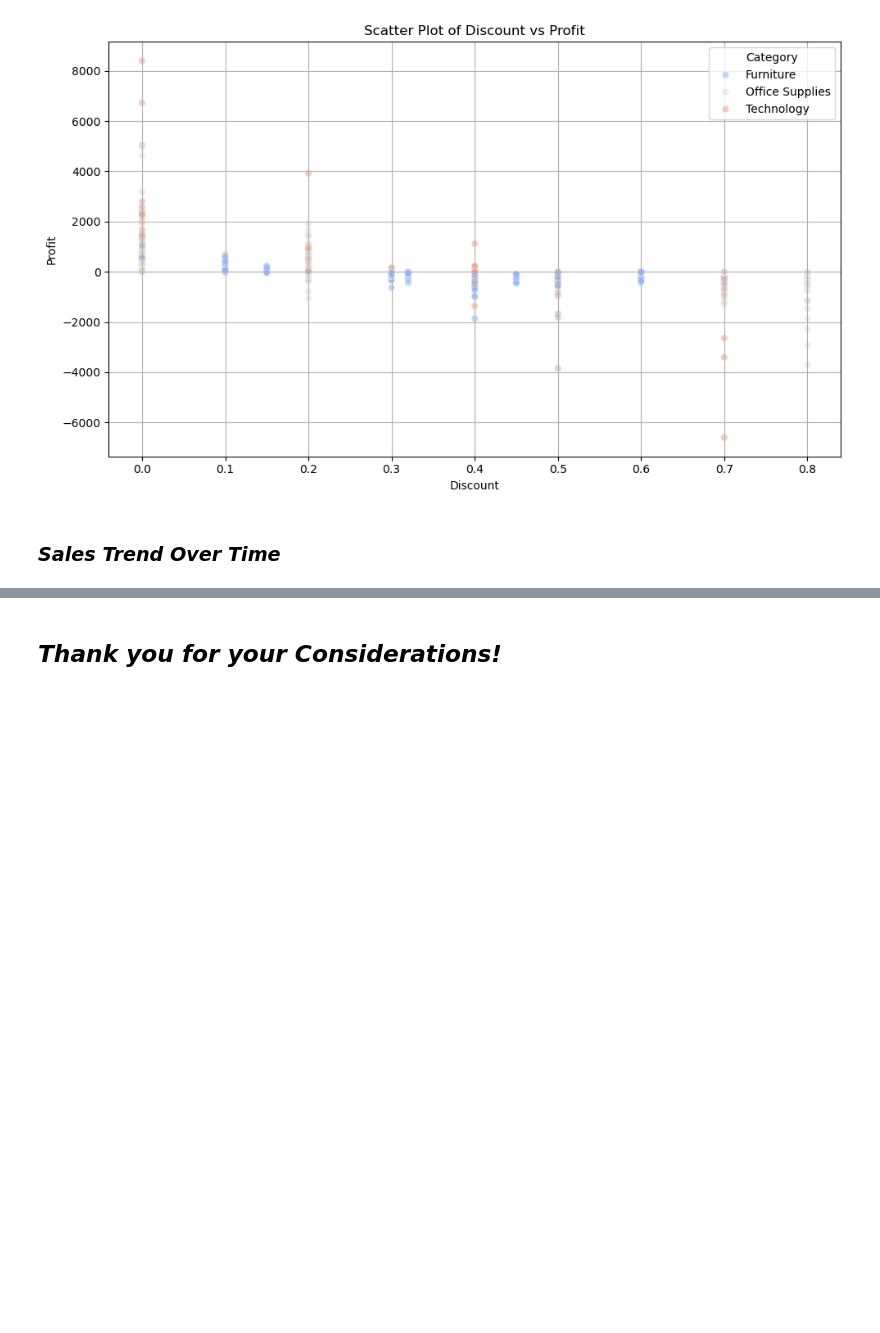
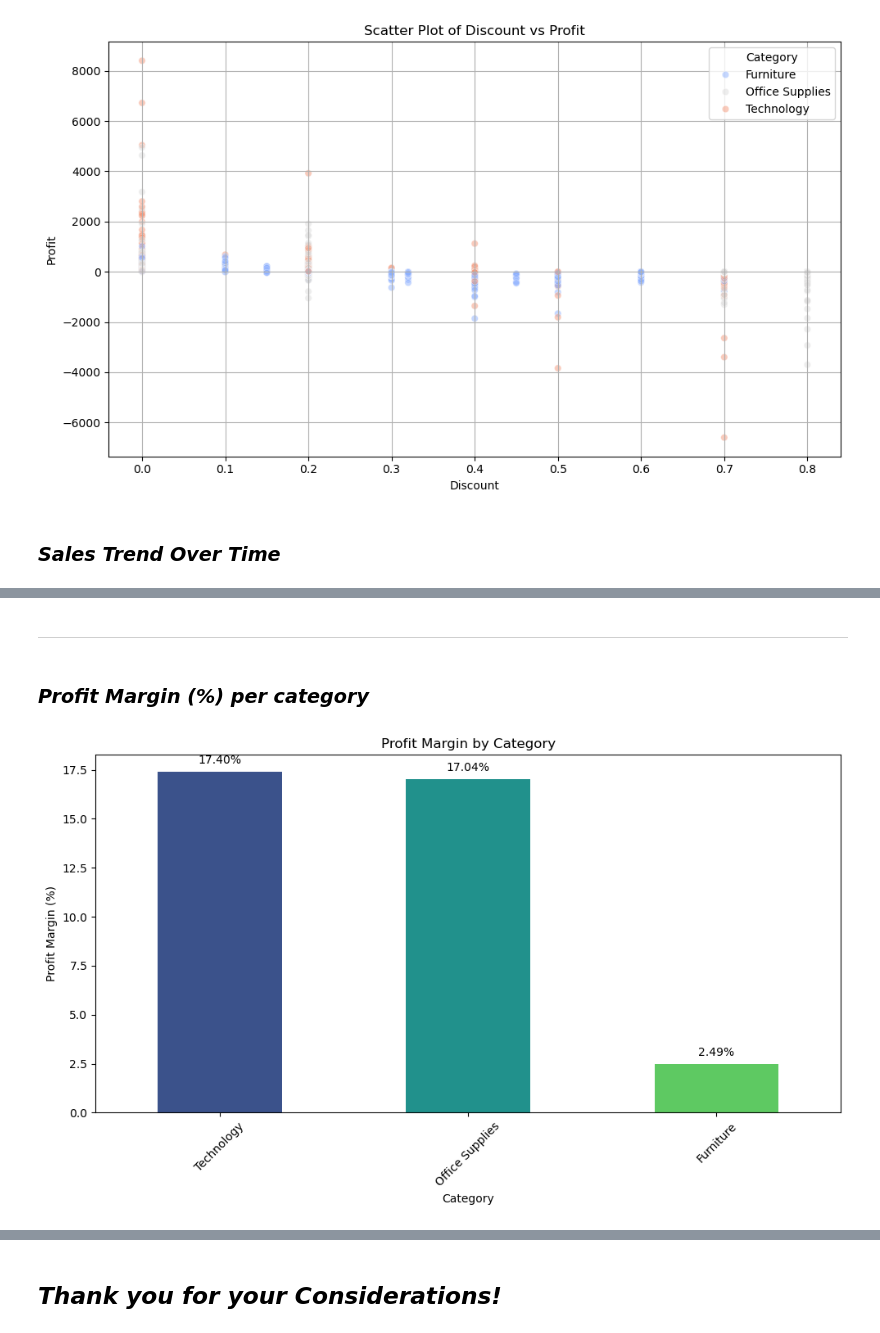
Before and after one commit to huseynaxmedov1999/Sales-and-Profit-Analysis, a Jupyter notebook: Sales and Profit Analysis.ipynb, the cells around one changed output, grey strips where cells are left out. Cells and saved outputs as stored; diff of their text form; code cells hidden in the pictures; blank space fills up the shorter version.

```diff
--- a/Sales and Profit Analysis.ipynb
+++ b/Sales and Profit Analysis.ipynb
@@ -231,0 +240,24 @@ plt.show() # Display the plot
+# %% [markdown]
+---
+# %% [markdown]
+### *Profit Margin (%) per category*
+# %%
+margin_per_category = df.groupby('Category').agg({'Profit': 'sum','Sales':'sum'})
+margin_per_category['Profit_Margin'] = margin_per_category['Profit'] / margin_per_category['Sales'] * 100 # Calculate profit margin as a percentage
+margin_per_category = margin_per_category.sort_values(by='Profit_Margin', ascending=False) # Sort categories by profit margin in descending order
+plt.figure(figsize=(10, 6)) # Set the figure size for the bar plot
+ax = margin_per_category['Profit_Margin'].plot(kind='bar', color=sns.color_palette('viridis', len(margin_per_category))) # Create a bar plot to visualize profit margin by category
+for p in ax.patches:
+    ax.annotate(format(p.get_height(), '.2f') + '%', #Adding annotations to the bars to show the exact profit margin percentage for each category
+                (p.get_x() + p.get_width() / 2., p.get_height()), # Positioning the annotations at the center of each bar
+                ha='center', va='center',
+                xytext=(0, 10),
+                textcoords='offset points')
+plt.title('Profit Margin by Category') # Set the title of the plot
+plt.xlabel('Category') # Set the x-axis label
+plt.ylabel('Profit Margin (%)') # Set the y-axis label
+plt.xticks(rotation=45) # Rotate x-axis labels for better readability
+plt.tight_layout() # Adjust layout to prevent overlap
+plt.show() # Display the plot
+# %% [output]
+[figure, added]
```
Also changed, not shown: parts of 11 cells of this notebook.
